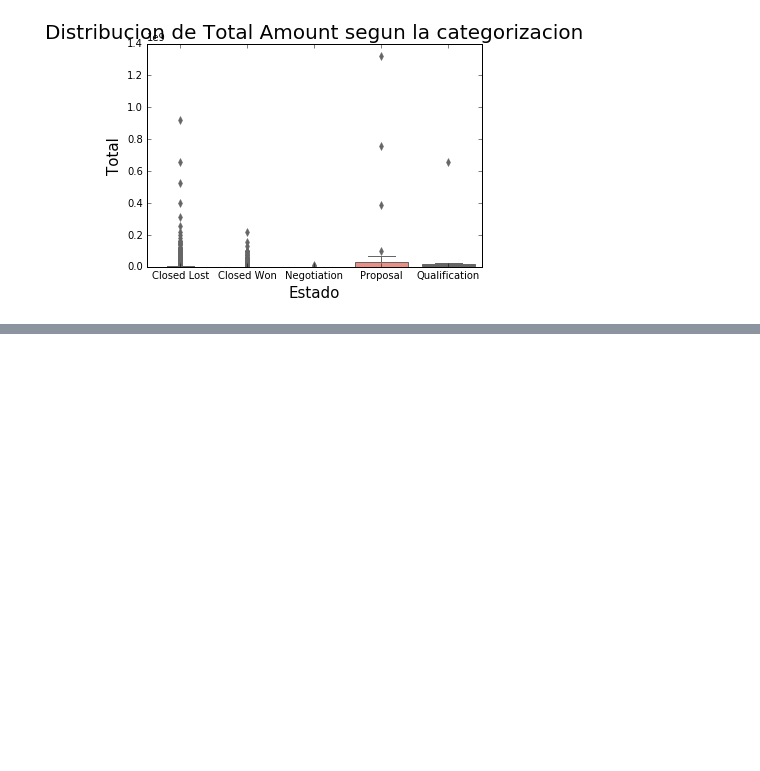
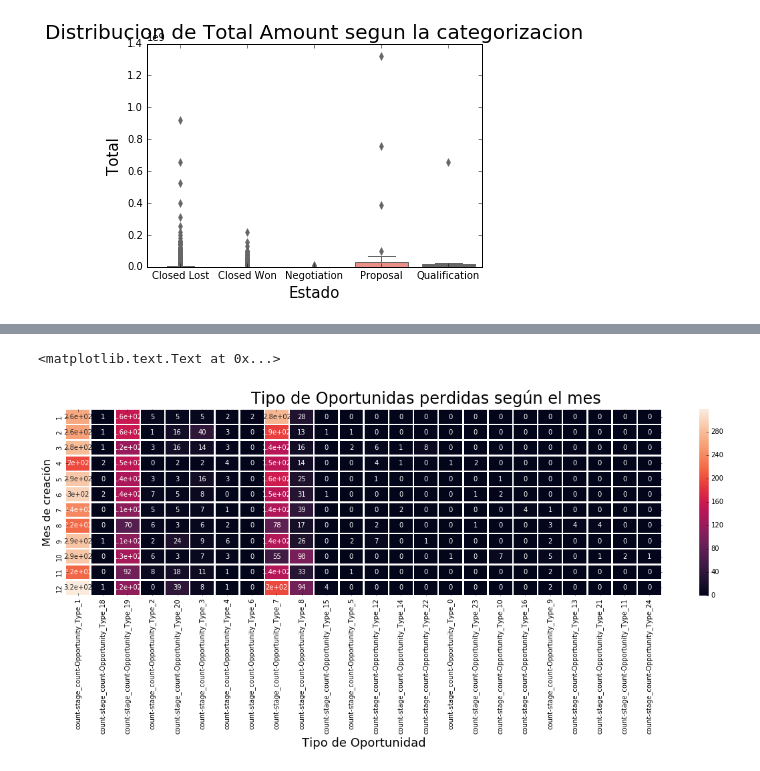
Before and after one commit to MauricioFIUBA/TP1OrganizacionDeDatos, a Jupyter notebook: Analisis_2.ipynb, the cells around one changed output, grey strips where cells are left out. Saved outputs shown, nothing was run; the diff lists cells and outputs as text; code cells hidden in the pictures; blank space fills up the shorter version.

```diff
--- a/Analisis_2.ipynb
+++ b/Analisis_2.ipynb
@@ -526,0 +627,4 @@ g[1].set_xlabel("Cantidad de palabras de un tweet",fontsize=10)
+# %%
+heatmap_lost = df.loc[:,['Opportunity_Type','Opportunity_Created_Date','Stage']]
+heatmap_lost['stage_count'] = 1
+heatmap_lost.head()
@@ -526,0 +638,3 @@ g[1].set_xlabel("Cantidad de palabras de un tweet",fontsize=10)
+# %%
+heatmap_lost=heatmap_lost.loc[heatmap_lost['Stage']=='Closed Lost',:]
+heatmap_lost.head()
@@ -526,0 +648,3 @@ g[1].set_xlabel("Cantidad de palabras de un tweet",fontsize=10)
+# %%
+#heatmap_lost.groupby(['Opportunity_Type','Opportunity_Created_Date']).agg({'stage_count':'mean'})
+heatmap_lost['Month']=heatmap_lost['Opportunity_Created_Date'].dt.month
@@ -526,0 +677,3 @@ g[1].set_xlabel("Cantidad de palabras de un tweet",fontsize=10)
+# %%
+heatmap_lost=heatmap_lost.groupby(['Month','Opportunity_Type']).agg({'stage_count':['count']})
+heatmap_lost
@@ -526,0 +724,6 @@ g[1].set_xlabel("Cantidad de palabras de un tweet",fontsize=10)
+# %%
+## Sin tener en cuenta los años
+heatmap_lost = heatmap_lost.fillna(0)
+# %% [output]
+<matplotlib.text.Text at 0x...>
+[figure, added]
```
Also changed, not shown: parts of 22 cells of this notebook.
